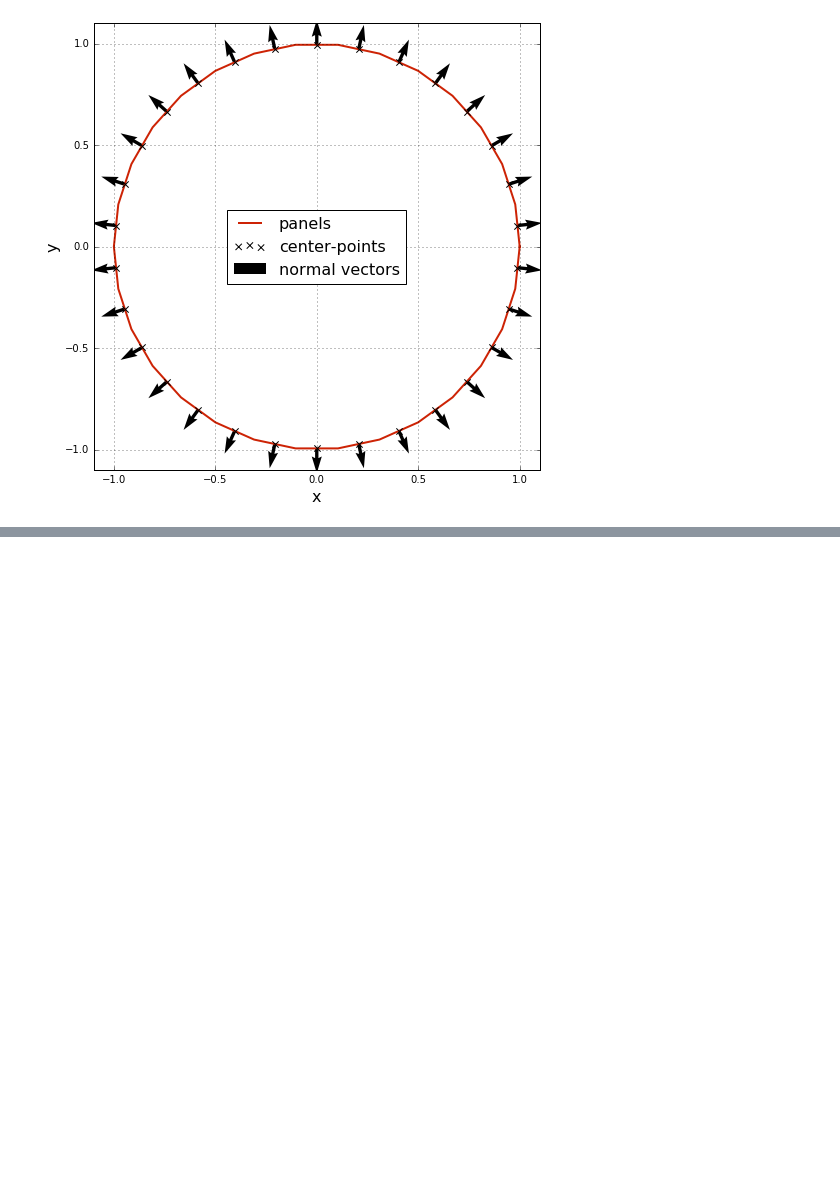
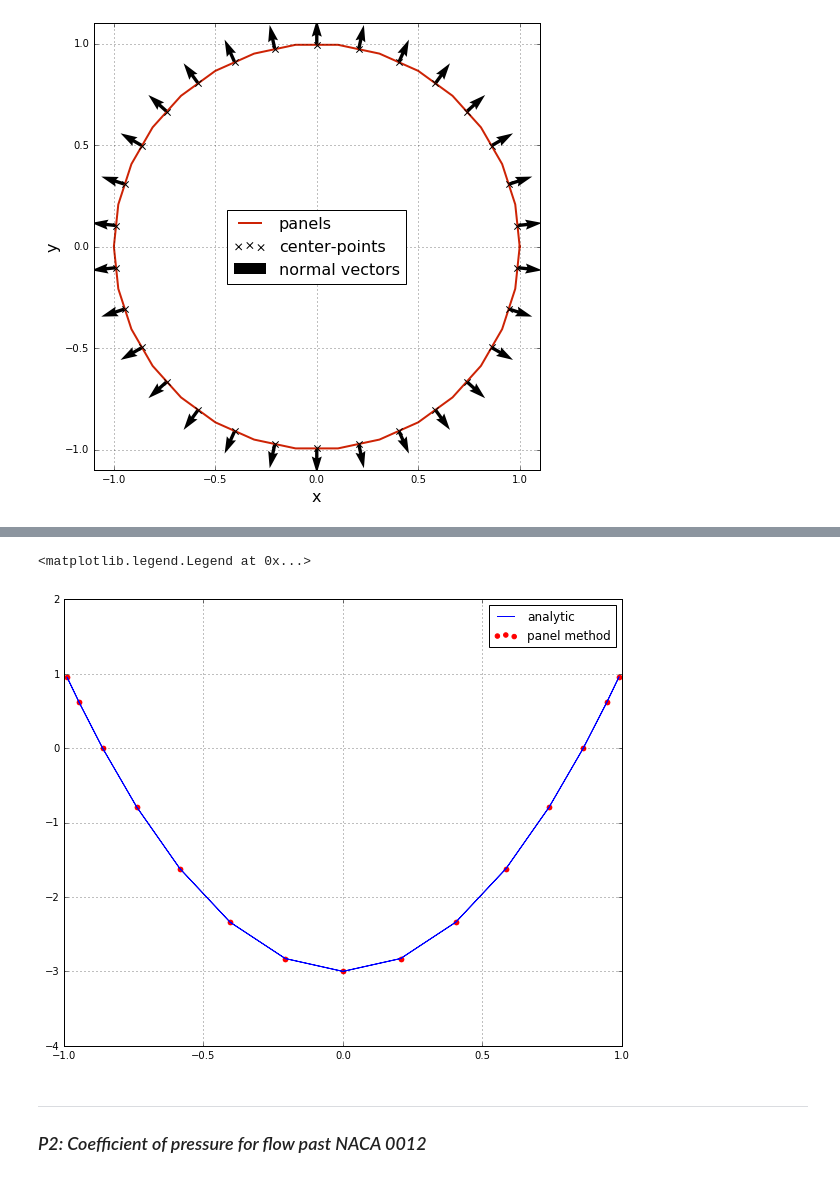
Before and after one commit to shantanu7/AeroPython, a Jupyter notebook: MAE6226_Aero_Hydro/HW10_Bailoor.ipynb, the cells around one changed output, grey strips where cells are left out. Saved outputs shown, nothing was run; the diff lists cells and outputs as text; code cells hidden in the pictures; blank space fills up the shorter version.

```diff
--- a/MAE6226_Aero_Hydro/HW10_Bailoor.ipynb
+++ b/MAE6226_Aero_Hydro/HW10_Bailoor.ipynb
@@ -153,0 +161,39 @@ pyplot.streamplot(X, Y, xvel, yvel, color = '#000000')
+# %%
+#Compare Cp from panel method to analytic
+
+Cp_an = numpy.zeros(N_panels)
+Cp_pm = numpy.zeros_like(Cp_an)
+vtx   = numpy.zeros_like(Cp_an)
+vty   = numpy.zeros_like(Cp_an)
+
+for ip in range(N_panels):
+    theta = math.atan2(panels[ip].yc,panels[ip].xc)
+    Cp_an[ip] = 1.0-4.0*(numpy.sin(theta))**2
+
+    for jp in range(N_panels):
+        if (ip != jp):
+            [velx_temp, vely_temp] = get_source_panel_velocity(panels[ip].xc,\
+                                                panels[ip].yc, panels[jp])
+        if (ip == jp):
+            velx_temp = panels[ip].sigma/2.0*numpy.cos(panels[ip].beta)
+            vely_temp = panels[ip].sigma/2.0*numpy.sin(panels[ip].beta)
+        vtx[ip] += velx_temp; vty[ip] += vely_temp
+
+    vtx[ip] = vtx[ip] + uinf
+    Cp_pm[ip] = 1.0 - (vtx[ip]**2+vty[ip]**2)/uinf**2
+
+pyplot.figure(figsize=(10,8))
+pyplot.xlim(-1.0,1.0)
+pyplot.ylim(-4.0,2.0)
+pyplot.grid(True)
+pyplot.plot([p.xc for p in panels], Cp_an)
+pyplot.scatter([p.xc for p in panels], Cp_pm, color = '#FF0000')
+#pyplot.scatter([p.xc for p in panels], numpy.sqrt(vtx**2+vty**2), color = '#FF0000')
+pyplot.legend(['analytic', 'panel method'])
+# %% [output]
+<matplotlib.legend.Legend at 0x...>
+[figure, added]
+# %% [markdown]
+<hr>
+
+### <i>P2: Coefficient of pressure for flow past NACA 0012</i>
```
Also changed, not shown: parts of 12 cells of this notebook.
